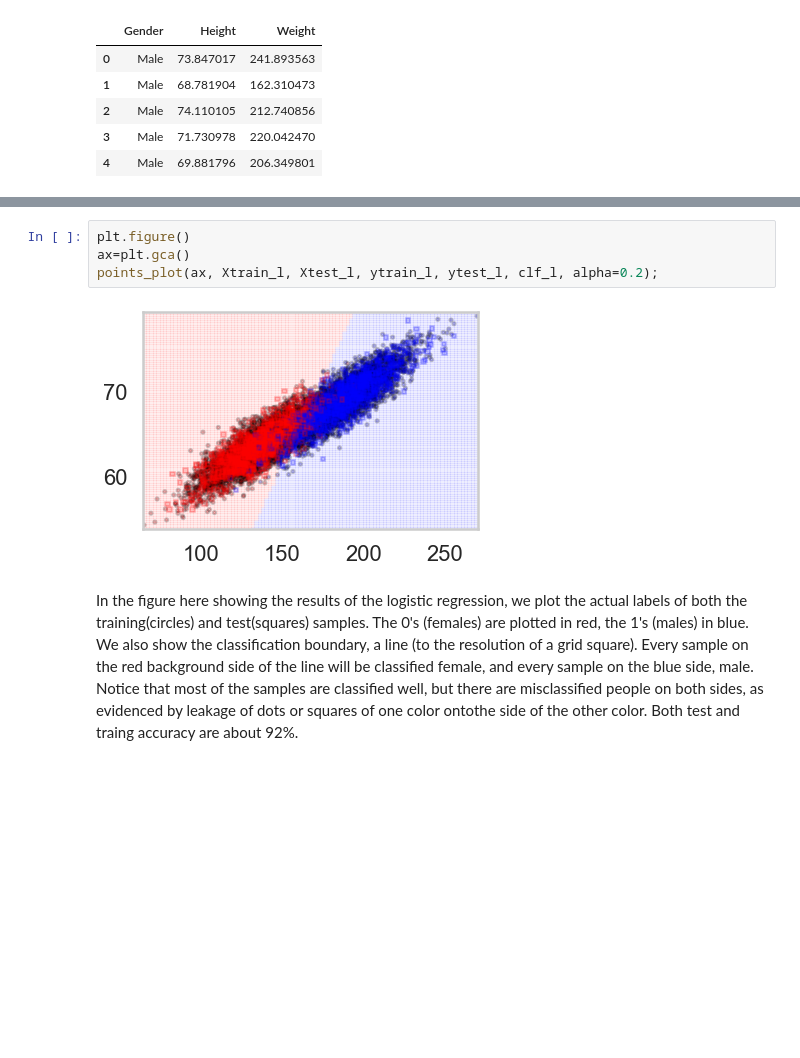
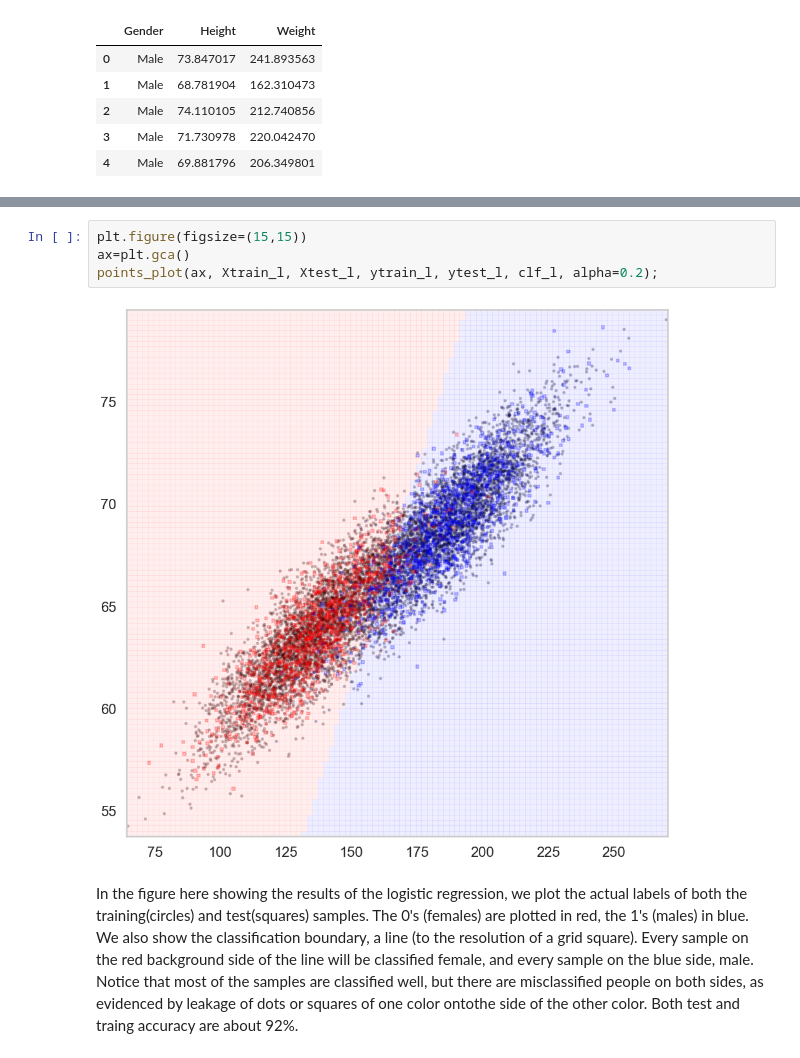
Before and after one commit to jvrnuno/Springboard, a Jupyter notebook: Logistic_regression_case_study/JNT - Logistic Regression Advanced Case Study.ipynb, the cells around one changed output, grey strips where cells are left out. Drawn from its saved outputs; the diff is of its cells as text; blank space fills up the shorter version.

```diff
--- a/Logistic_regression_case_study/JNT - Logistic Regression Advanced Case Study.ipynb
+++ b/Logistic_regression_case_study/JNT - Logistic Regression Advanced Case Study.ipynb
@@ -439,9 +439,9 @@ Accuracy on test data:     0.92
 # %%
-plt.figure()
+plt.figure(figsize=(15,15))
 ax=plt.gca()
 points_plot(ax, Xtrain_l, Xtest_l, ytrain_l, ytest_l, clf_l, alpha=0.2);
 # %% [output]
-[figure, old version]
+[figure, new version]
 # %% [markdown]
 In the figure here showing the results of the logistic regression, we plot the actual labels of both the training(circles) and test(squares) samples. The 0's (females) are plotted in red, the 1's (males) in blue. We also show the classification boundary, a line (to the resolution of a grid square). Every sample on the red background side of the line will be classified female, and every sample on the blue side, male. Notice that most of the samples are classified well, but there are misclassified people on both sides, as evidenced by leakage of dots or squares of one color ontothe side of the other color. Both test and traing accuracy are about 92%.
 # %% [markdown]
```
Also changed, not shown: parts of 3 cells of this notebook, 6 other files.
